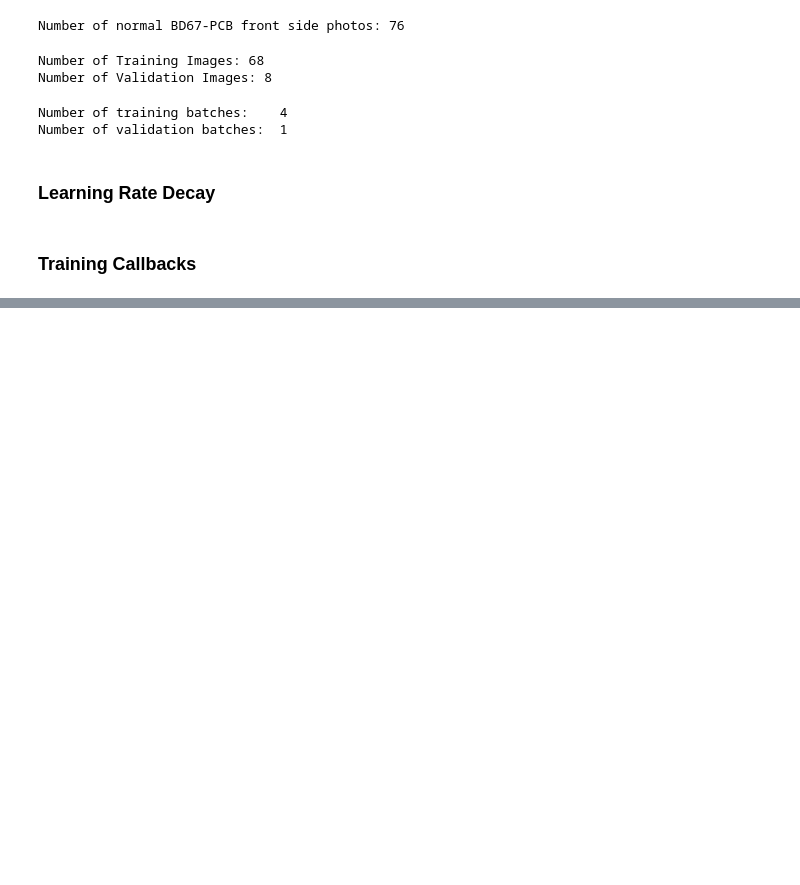
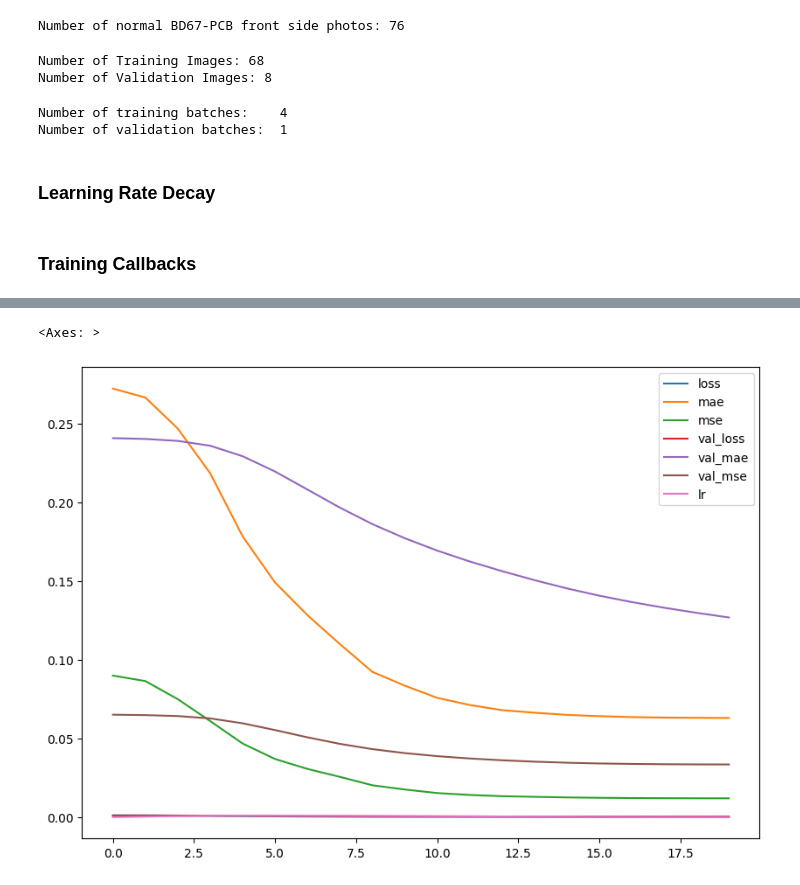
Before and after one commit to Ata-Pab/Machine_Learning, a Jupyter notebook: PCB_Defect_Detection/BD67_dataset_autoencoder.ipynb, the cells around one changed output, grey strips where cells are left out. Cells and saved outputs as stored; diff of their text form; code cells hidden in the pictures; blank space fills up the shorter version.

```diff
--- a/PCB_Defect_Detection/BD67_dataset_autoencoder.ipynb
+++ b/PCB_Defect_Detection/BD67_dataset_autoencoder.ipynb
@@ -377,10 +394,10 @@ Number of Validation Images: 8
 # %%
 import math
 
-training_bath_num = len(train_dataset) - math.ceil(len(train_dataset) * experiment['TEST_SIZE'])
+training_batch_num = len(train_dataset) - math.ceil(len(train_dataset) * experiment['TEST_SIZE'])
 
-train_dataset_part = train_dataset.take(training_bath_num)
-valid_dataset_part = train_dataset.skip(training_bath_num)
+train_dataset_part = train_dataset.take(training_batch_num)
+valid_dataset_part = train_dataset.skip(training_batch_num)
 
 print("Number of training batches:   ", len(train_dataset_part))
 print("Number of validation batches: ", len(valid_dataset_part))
@@ -473,0 +478,5 @@ ValueError: ignored
+# %%
+pd.DataFrame(autoencoder_model_hist.history).plot(figsize=(10, 7))
+# %% [output]
+<Axes: >
+[figure, added]
```
Also changed, not shown: parts of 18 cells of this notebook.
